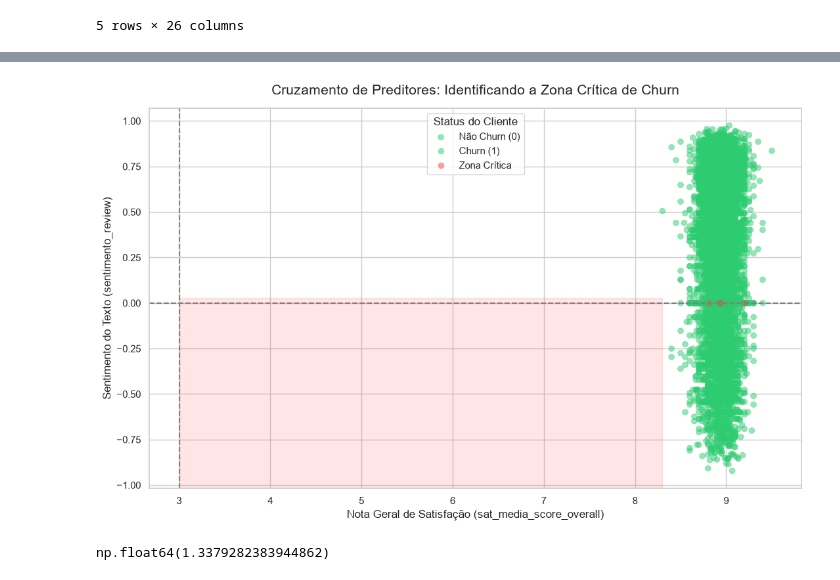
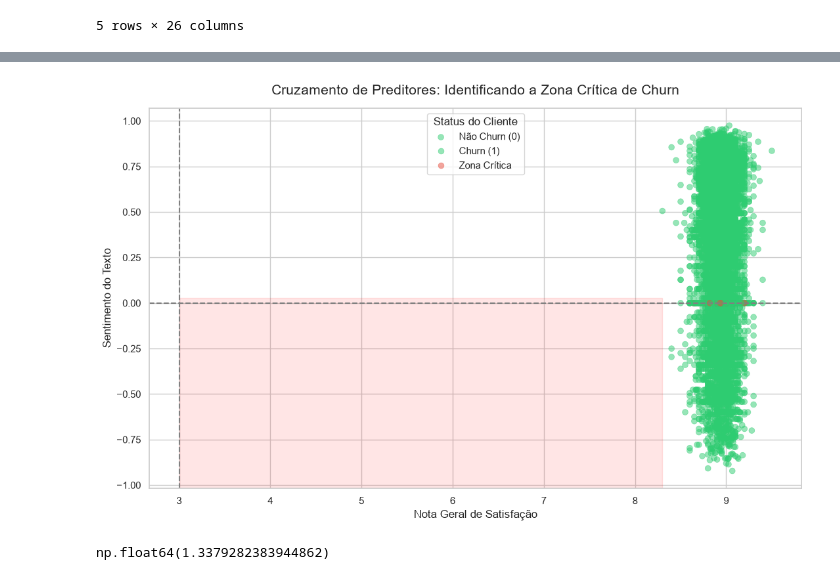
Before and after one commit to Wilson-Francisco/hotel-churn-prediction, a Jupyter notebook: src/ml_churn/modeling/train/analise.ipynb, the cells around one changed output, grey strips where cells are left out. Saved outputs shown, nothing was run; the diff lists cells and outputs as text; code cells hidden in the pictures.

```diff
--- a/src/ml_churn/modeling/train/analise.ipynb
+++ b/src/ml_churn/modeling/train/analise.ipynb
@@ -57,3 +54,6 @@ memory usage: 1.7 MB
+# %%
+# Converte a coluna para datetime
+df_abt['review_date'] = pd.to_datetime(df_abt['review_date'], format='%Y-%m-%d')
 # %%
 df_abt.isnull().sum()
 # %% [output]
@@ -230,36 +204,36 @@ sns.scatterplot(
     y='sentimento_review',
     hue='target_churn',
     palette={0: '#2ecc71', 1: '#e74c3c'}, # Verde para Não Churn, Vermelho para Churn
     alpha=0.5,                            # Transparência para ver a densidade dos pontos
     edgecolor=None,                       # Remove a borda dos pontos para suavizar
     s=40                                  # Tamanho dos pontos
 )
 
 # --- MAPEANDO A ZONA CRÍTICA (LINHAS GUIAS) ---
 # Linha vertical na nota de satisfação média de corte (ex: nota 3.0)
 plt.axvline(x=3.0, color='gray', linestyle='--', linewidth=1.5)
 
 # Linha horizontal no sentimento neutro (0.0)
 plt.axhline(y=0.0, color='gray', linestyle='--', linewidth=1.5)
 
 # Adicionando um sombreamento vermelho na "Zona Crítica de Churn"
 # (Canto inferior esquerdo: Satisfação < 3 e Sentimento < 0)
 plt.axvspan(xmin=df_abt['sat_media_score_overall'].min(), xmax=3.0,
             ymin=0.0, ymax=0.5, # Ajuste proporcional na escala do eixo Y (0.5 é o meio do gráfico)
             color='red', alpha=0.1, label='Zona Crítica de Churn')
 
 # Customização de títulos e eixos
 plt.title("Cruzamento de Preditores: Identificando a Zona Crítica de Churn", fontsize=15, pad=15)
-plt.xlabel("Nota Geral de Satisfação (sat_media_score_overall)", fontsize=12)
-plt.ylabel("Sentimento do Texto (sentimento_review)", fontsize=12)
+plt.xlabel("Nota Geral de Satisfação", fontsize=12)
+plt.ylabel("Sentimento do Texto", fontsize=12)
 
 # Ajustando as legendas
 plt.legend(title="Status do Cliente", labels=["Não Churn (0)", "Churn (1)", "Zona Crítica"])
 
 plt.tight_layout()
 plt.show()
 # %% [output]
-[figure, old version]
+[figure, new version]
 # %%
 df_abt['target_churn'].mean()*100
 # %% [output]
```
Also changed, not shown: parts of 10 cells of this notebook, 1 other file.
